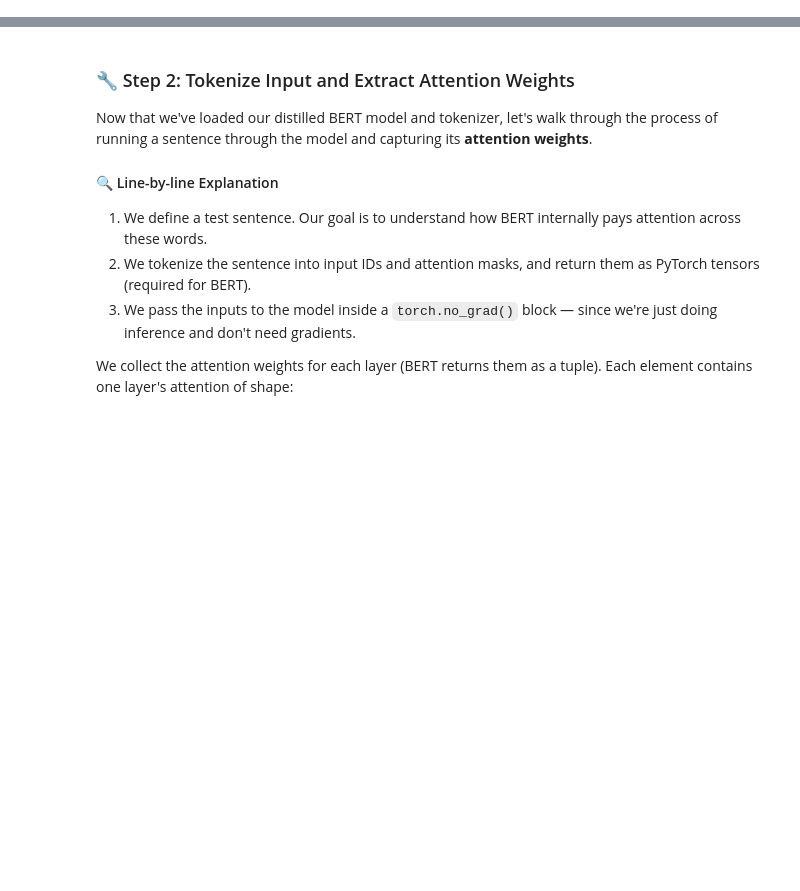
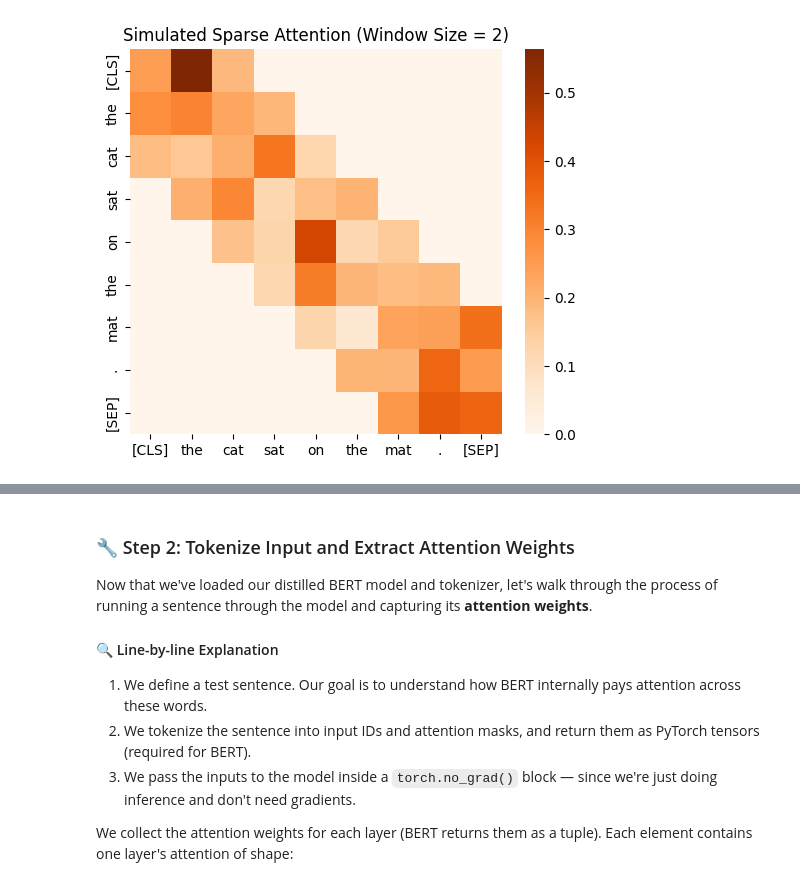
Before and after one commit to DoQuantum/r1.7-planck-pioneers, a Jupyter notebook: notebooks/demo_1.ipynb, the cells around one changed output, grey strips where cells are left out. Saved outputs shown, nothing was run; the diff lists cells and outputs as text; code cells hidden in the pictures; blank space fills up the shorter version.

```diff
--- a/notebooks/demo_1.ipynb
+++ b/notebooks/demo_1.ipynb
@@ -0,0 +80,19 @@
+# %%
+# Simulate sparse attention by masking
+def apply_sparse_mask(attn, window_size=2):
+    n = attn.shape[0]
+    mask = np.zeros_like(attn)
+    for i in range(n):
+        for j in range(max(0, i - window_size), min(n, i + window_size + 1)):
+            mask[i, j] = 1
+    return attn * mask
+
+sparse_attn = apply_sparse_mask(attn_matrix, window_size=2)
+sparse_attn /= sparse_attn.sum(axis=1, keepdims=True)  # Renormalize
+
+plt.figure(figsize=(6, 5))
+sns.heatmap(sparse_attn, xticklabels=tokens, yticklabels=tokens, cmap="Oranges", annot=False)
+plt.title("Simulated Sparse Attention (Window Size = 2)")
+plt.show()
+# %% [output]
+[figure, added]
```
Also changed, not shown: parts of 16 cells of this notebook.
